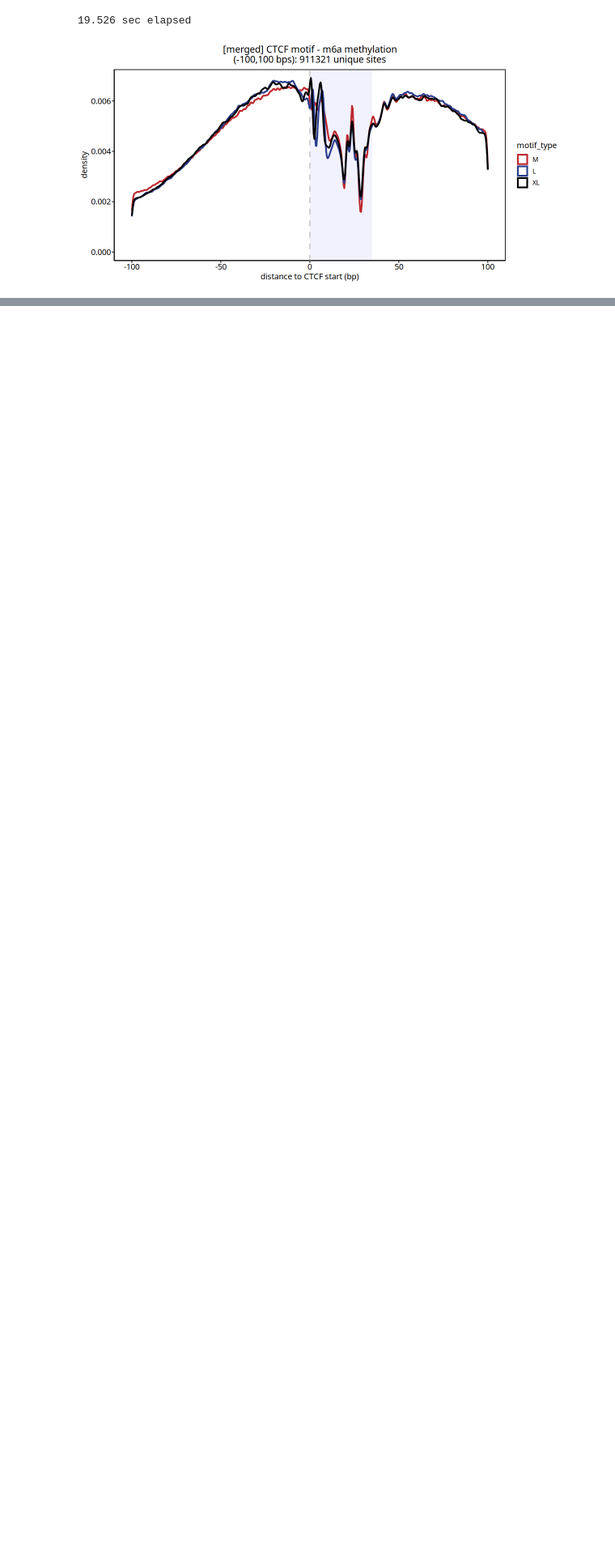
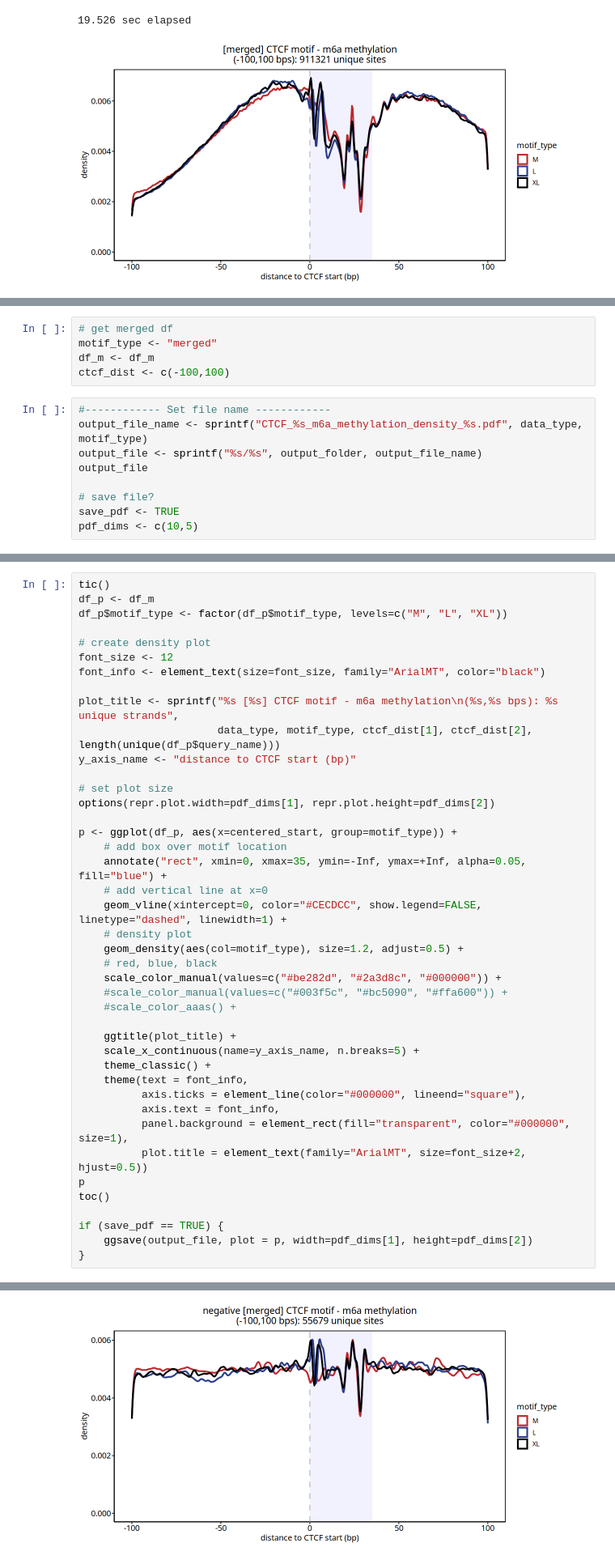
Before and after one commit to monikaperez/ctcf-footprinting, a Jupyter notebook: r_scripts/density_plots.ipynb, the cells around one changed output, grey strips where cells are left out. Shown: that part at 81% size. Drawn from its saved outputs; the diff is of its cells as text; blank space fills up the shorter version.

```diff
--- a/r_scripts/density_plots.ipynb
+++ b/r_scripts/density_plots.ipynb
@@ -456,0 +669,14 @@ if (save_pdf == TRUE) {
+# %%
+# get merged df
+motif_type <- "merged"
+df_m <- df_m
+ctcf_dist <- c(-100,100)
+# %%
+#------------ Set file name ------------
+output_file_name <- sprintf("CTCF_%s_m6a_methylation_density_%s.pdf", data_type, motif_type)
+output_file <- sprintf("%s/%s", output_folder, output_file_name)
+output_file
+
+# save file?
+save_pdf <- TRUE
+pdf_dims <- c(10,5)
@@ -456,0 +685,43 @@ if (save_pdf == TRUE) {
+# %%
+tic()
+df_p <- df_m
+df_p$motif_type <- factor(df_p$motif_type, levels=c("M", "L", "XL"))
+
+# create density plot
+font_size <- 12
+font_info <- element_text(size=font_size, family="ArialMT", color="black")
+
+plot_title <- sprintf("%s [%s] CTCF motif - m6a methylation\n(%s,%s bps): %s unique strands",
+                      data_type, motif_type, ctcf_dist[1], ctcf_dist[2], length(unique(df_p$query_name)))
+y_axis_name <- "distance to CTCF start (bp)"
+
+# set plot size
+options(repr.plot.width=pdf_dims[1], repr.plot.height=pdf_dims[2])
+
+p <- ggplot(df_p, aes(x=centered_start, group=motif_type)) +
+    # add box over motif location
+    annotate("rect", xmin=0, xmax=35, ymin=-Inf, ymax=+Inf, alpha=0.05, fill="blue") +
+    # add vertical line at x=0
+    geom_vline(xintercept=0, color="#CECDCC", show.legend=FALSE, linetype="dashed", linewidth=1) +
+    # density plot
+    geom_density(aes(col=motif_type), size=1.2, adjust=0.5) +
+    # red, blue, black
+    scale_color_manual(values=c("#be282d", "#2a3d8c", "#000000")) +
+    #scale_color_manual(values=c("#003f5c", "#bc5090", "#ffa600")) +
+    #scale_color_aaas() +
+
+    ggtitle(plot_title) +
+    scale_x_continuous(name=y_axis_name, n.breaks=5) +
+    theme_classic() +
+    theme(text = font_info,
+          axis.ticks = element_line(color="#000000", lineend="square"),
+          axis.text = font_info,
+          panel.background = element_rect(fill="transparent", color="#000000", size=1),
+          plot.title = element_text(family="ArialMT", size=font_size+2, hjust=0.5))
+p
+toc()
+
+if (save_pdf == TRUE) {
+    ggsave(output_file, plot = p, width=pdf_dims[1], height=pdf_dims[2])
+}
+# %% [output]
@@ -457,3 +729,4 @@ if (save_pdf == TRUE) {
+[figure, added]
 # %% [markdown]
 # all rows
 # %%
```
Also changed, not shown: parts of 26 cells of this notebook, 7 other files.
